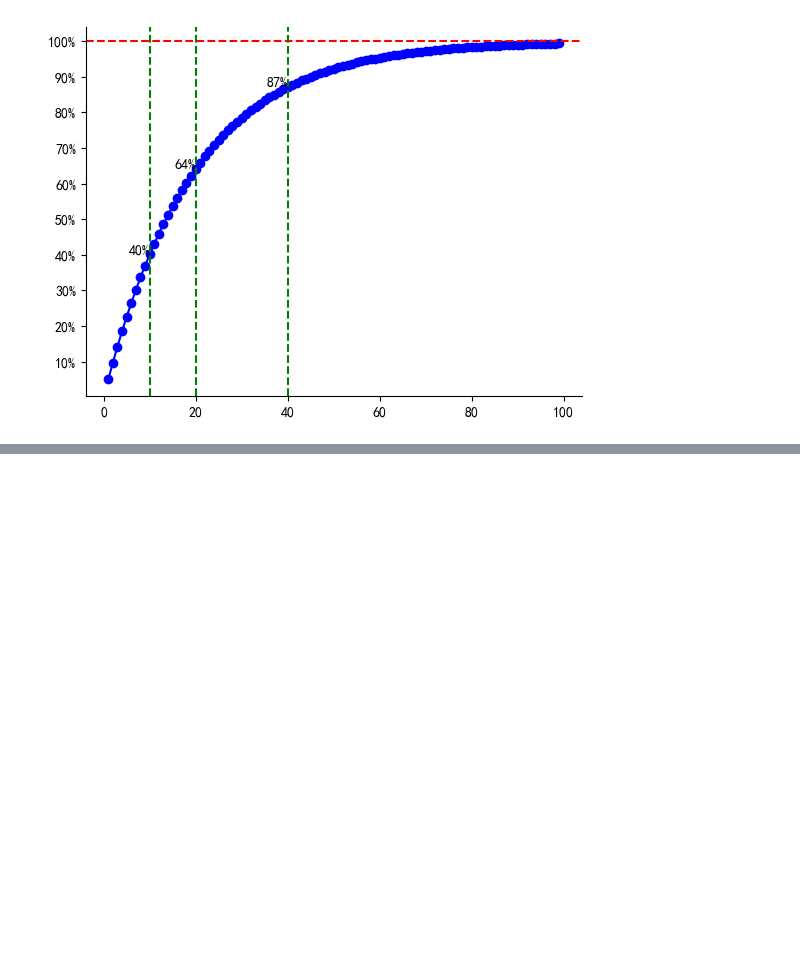
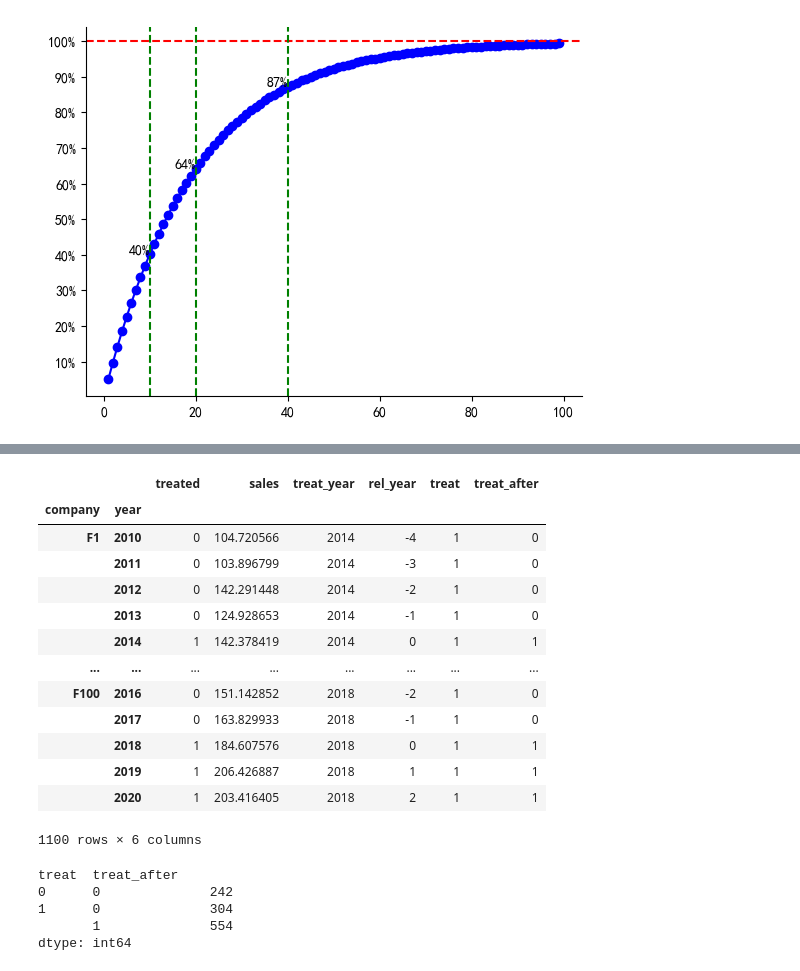
Before and after one commit to jintangz/PublicArticle, a Jupyter notebook: ABT/Chapter5.assets/图片绘制.ipynb, the cells around one changed output, grey strips where cells are left out. Cells and saved outputs as stored; diff of their text form; code cells hidden in the pictures; blank space fills up the shorter version.

```diff
--- a/ABT/Chapter5.assets/图片绘制.ipynb
+++ b/ABT/Chapter5.assets/图片绘制.ipynb
@@ -39,0 +127,25 @@ plt.axvline(x=40, color='green', linestyle='--', label='x=40')
+# %%
+df
+# %% [output]
+|  |  | treated | sales | treat_year | rel_year | treat | treat_after |
+| company | year |  |  |  |  |  |  |
+| F1 | 2010 | 0 | 104.720566 | 2014 | -4 | 1 | 0 |
+|  | 2011 | 0 | 103.896799 | 2014 | -3 | 1 | 0 |
+|  | 2012 | 0 | 142.291448 | 2014 | -2 | 1 | 0 |
+|  | 2013 | 0 | 124.928653 | 2014 | -1 | 1 | 0 |
+|  | 2014 | 1 | 142.378419 | 2014 | 0 | 1 | 1 |
+| ... | ... | ... | ... | ... | ... | ... | ... |
+| F100 | 2016 | 0 | 151.142852 | 2018 | -2 | 1 | 0 |
+|  | 2017 | 0 | 163.829933 | 2018 | -1 | 1 | 0 |
+|  | 2018 | 1 | 184.607576 | 2018 | 0 | 1 | 1 |
+|  | 2019 | 1 | 206.426887 | 2018 | 1 | 1 | 1 |
+|  | 2020 | 1 | 203.416405 | 2018 | 2 | 1 | 1 |
+1100 rows × 6 columns
+# %%
+df.groupby(['treat', 'treat_after']).size()
+# %% [output]
+treat  treat_after
+0      0              242
+1      0              304
+       1              554
+dtype: int64
```
Also changed, not shown: parts of 5 cells of this notebook, 17 other files.
